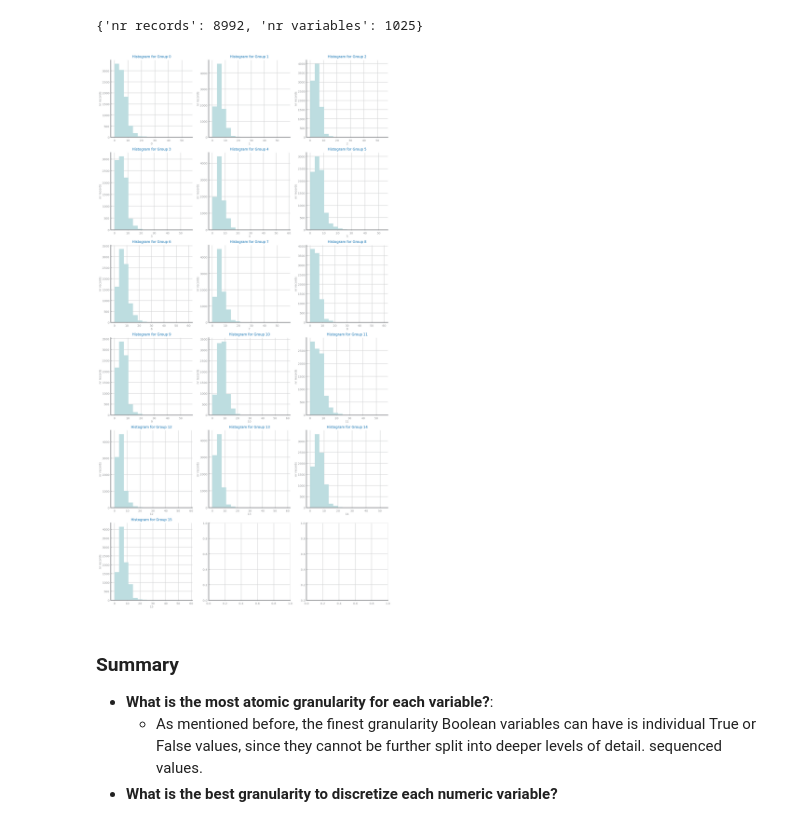
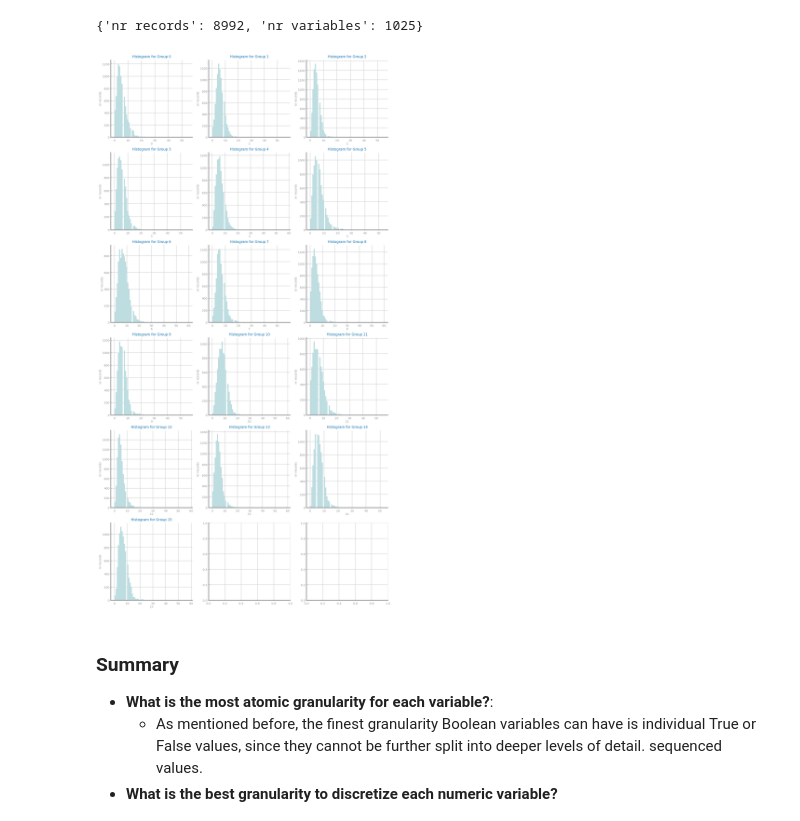
Before and after one commit to HerouFenix/cdados-project, a Jupyter notebook: DataProfiling/Granularity.ipynb, the cells around one changed output. Drawn from its saved outputs; the diff is of its cells as text; code cells hidden in the pictures.

Commit message:
Changing bins for clearer histograms

```diff
--- a/DataProfiling/Granularity.ipynb
+++ b/DataProfiling/Granularity.ipynb
@@ -132,26 +132,26 @@ def sum_columns(df, start, end):
 
     return ret
 # %%
-n_bins = 16 # grouping 64 variables per bin
-group_size = int(1024 / n_bins)
+n_groups = 16 # grouping 64 variables
+group_size = int(1024 / n_groups)
 
 variables = oral_data.select_dtypes(include='number').columns
-rows, cols = ds.choose_grid(n_bins)
+rows, cols = ds.choose_grid(n_groups)
 fig, axs = plt.subplots(rows, cols, figsize=(cols*ds.HEIGHT, rows*ds.HEIGHT))
 i, j = 0, 0
-for n in range(n_bins):
+for n in range(n_groups):
     axs[i, j].set_title('Histogram for Group %s'%variables[n])
     axs[i, j].set_xlabel(variables[n])
     axs[i, j].set_ylabel('nr records')
 
     group = sum_columns(oral_data, n * group_size, (n + 1) * group_size)
-    axs[i, j].hist(group, bins=n_bins)
+    axs[i, j].hist(group, bins=group_size)
 
     i, j = (i + 1, 0) if (n+1) % cols == 0 else (i, j + 1)
 
 plt.show()
 # %% [output]
-[figure, old version]
+[figure, new version]
 # %% [markdown]
 ### Summary
 * **What is the most atomic granularity for each variable?**:
```
